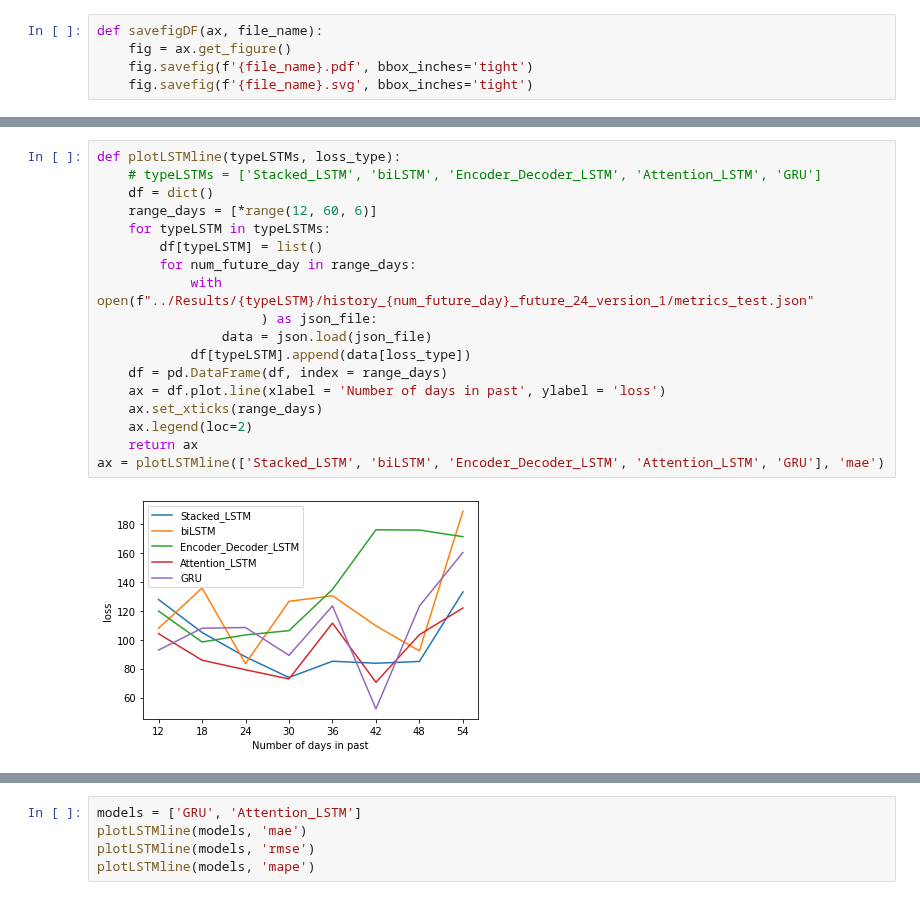
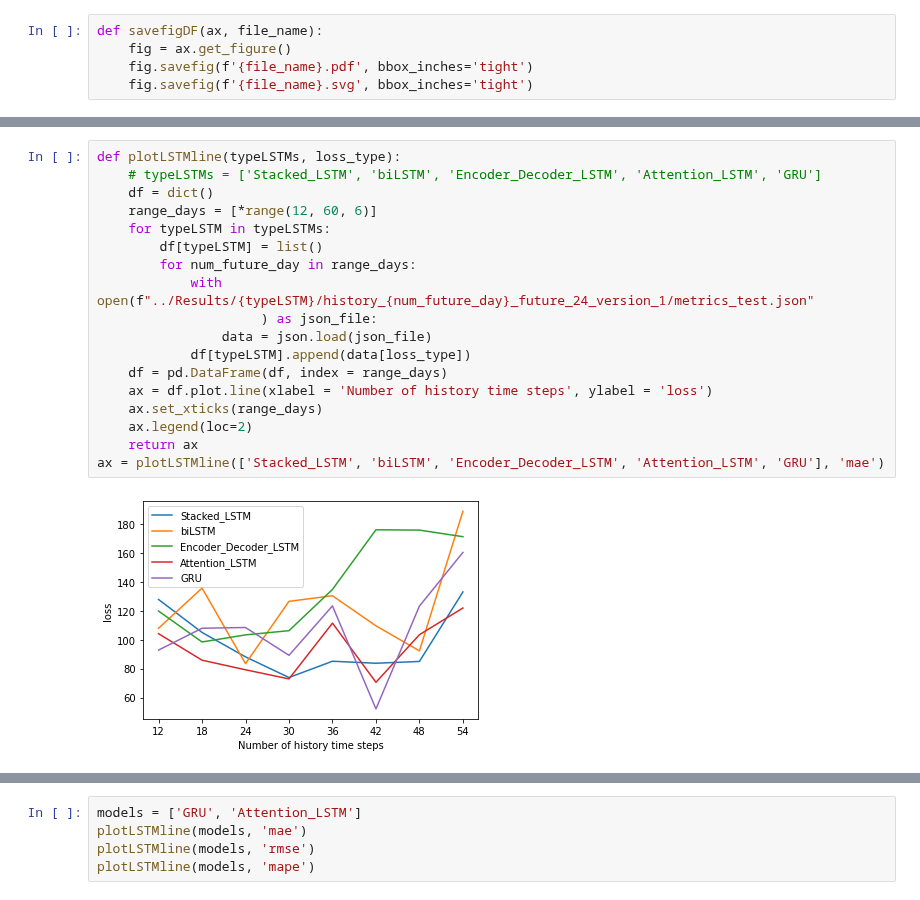
Before and after one commit to Tahuubinh/DL_HUST_Project, a Jupyter notebook: Code/Result_visualization.ipynb, the cells around one changed output, grey strips where cells are left out. Saved outputs shown, nothing was run; the diff lists cells and outputs as text.

```diff
--- a/Code/Result_visualization.ipynb
+++ b/Code/Result_visualization.ipynb
@@ -59,23 +59,23 @@ savefigDF(axFbProphet, f'{folder_save}\loss_compared_num_futures_2')
 # %%
 def plotLSTMline(typeLSTMs, loss_type):
     # typeLSTMs = ['Stacked_LSTM', 'biLSTM', 'Encoder_Decoder_LSTM', 'Attention_LSTM', 'GRU']
     df = dict()
     range_days = [*range(12, 60, 6)]
     for typeLSTM in typeLSTMs:
         df[typeLSTM] = list()
         for num_future_day in range_days:
             with open(f"../Results/{typeLSTM}/history_{num_future_day}_future_24_version_1/metrics_test.json"
                      ) as json_file:
                 data = json.load(json_file)
             df[typeLSTM].append(data[loss_type])
     df = pd.DataFrame(df, index = range_days)
-    ax = df.plot.line(xlabel = 'Number of days in past', ylabel = 'loss')
+    ax = df.plot.line(xlabel = 'Number of history time steps', ylabel = 'loss')
     ax.set_xticks(range_days)
     ax.legend(loc=2)
     return ax
 ax = plotLSTMline(['Stacked_LSTM', 'biLSTM', 'Encoder_Decoder_LSTM', 'Attention_LSTM', 'GRU'], 'mae')
 # %% [output]
-[figure, old version]
+[figure, new version]
 # %%
 folder_save = f'..\Pics\Deep_Learning'
 ax = plotLSTMline(['Stacked_LSTM', 'biLSTM', 'Encoder_Decoder_LSTM', 'Attention_LSTM', 'GRU'], 'mae')
```
Also changed, not shown: parts of 7 cells of this notebook, 40 other files.
